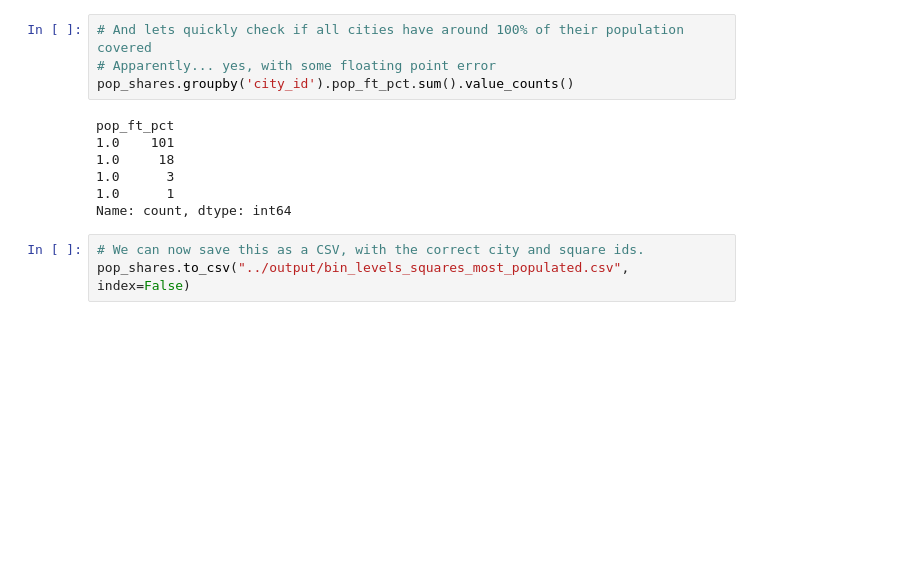
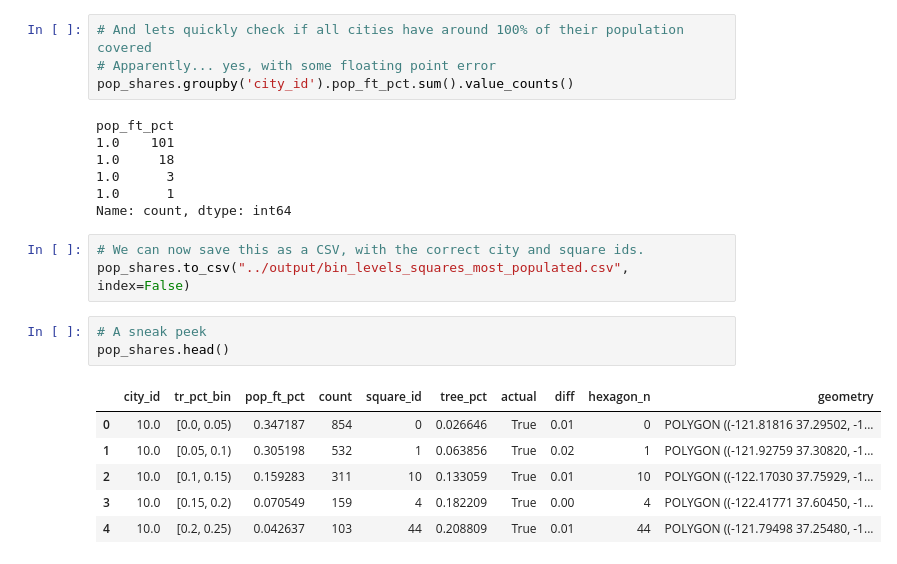
Before and after one commit to dw-data/city-tree-coverage, a Jupyter notebook: code/5. Getting representative 1sqkm squares.ipynb, the cells around one changed output. Drawn from its saved outputs; the diff is of its cells as text; blank space fills up the shorter version.

```diff
--- a/code/5. Getting representative 1sqkm squares.ipynb
+++ b/code/5. Getting representative 1sqkm squares.ipynb
@@ -251,3 +258,13 @@ Name: count, dtype: int64
 # %%
 # We can now save this as a CSV, with the correct city and square ids.
 pop_shares.to_csv("../output/bin_levels_squares_most_populated.csv", index=False)
+# %%
+# A sneak peek
+pop_shares.head()
+# %% [output]
+|  | city_id | tr_pct_bin | pop_ft_pct | count | square_id | tree_pct | actual | diff | hexagon_n | geometry |
+| 0 | 10.0 | [0.0, 0.05) | 0.347187 | 854 | 0 | 0.026646 | True | 0.01 | 0 | POLYGON ((-121.81816 37.29502, -1... |
+| 1 | 10.0 | [0.05, 0.1) | 0.305198 | 532 | 1 | 0.063856 | True | 0.02 | 1 | POLYGON ((-121.92759 37.30820, -1... |
+| 2 | 10.0 | [0.1, 0.15) | 0.159283 | 311 | 10 | 0.133059 | True | 0.01 | 10 | POLYGON ((-122.17030 37.75929, -1... |
+| 3 | 10.0 | [0.15, 0.2) | 0.070549 | 159 | 4 | 0.182209 | True | 0.00 | 4 | POLYGON ((-122.41771 37.60450, -1... |
+| 4 | 10.0 | [0.2, 0.25) | 0.042637 | 103 | 44 | 0.208809 | True | 0.01 | 44 | POLYGON ((-121.79498 37.25480, -1... |
```
Also changed, not shown: parts of 5 cells of this notebook.
